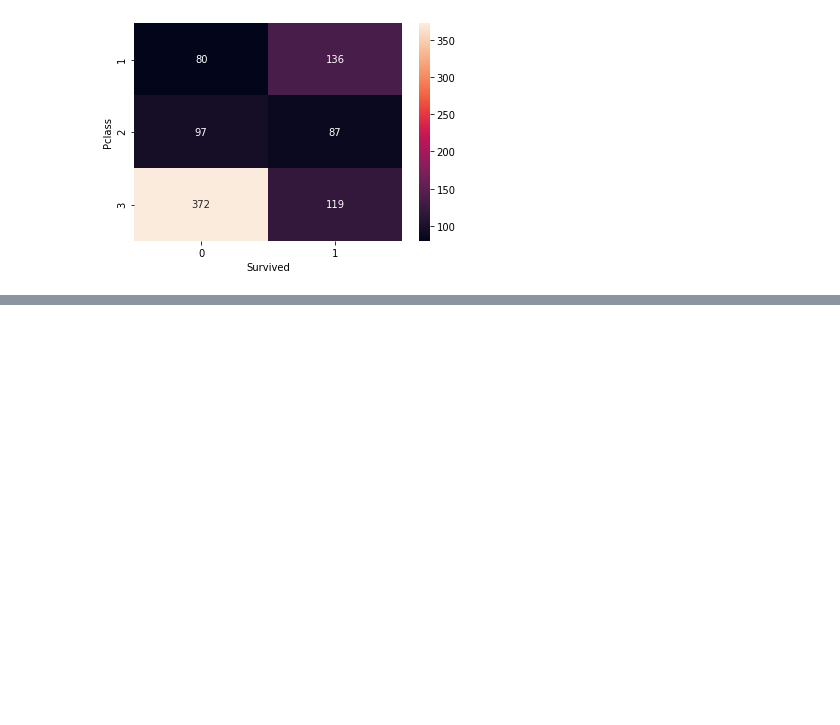
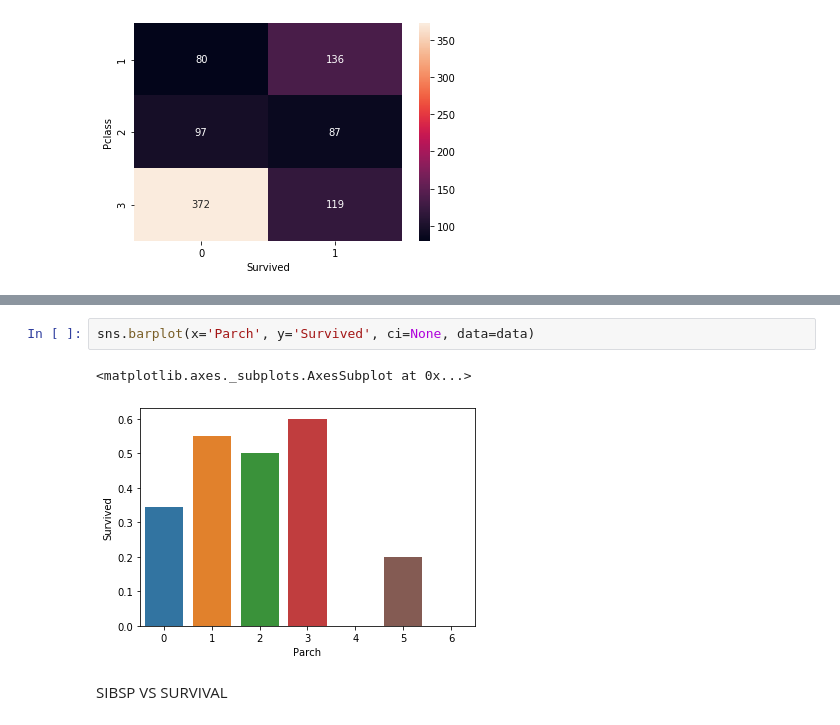
Before and after one commit to siddharthc30/Titanic_Survival_predictor, a Jupyter notebook: titanic_prediction.ipynb, the cells around one changed output, grey strips where cells are left out. Drawn from its saved outputs; the diff is of its cells as text; blank space fills up the shorter version.

```diff
--- a/titanic_prediction.ipynb
+++ b/titanic_prediction.ipynb
@@ -89,0 +163,7 @@ sns.heatmap(pclass_survived, annot = True, fmt ="d")
+# %%
+sns.barplot(x='Parch', y='Survived', ci=None, data=data)
+# %% [output]
+<matplotlib.axes._subplots.AxesSubplot at 0x...>
+[figure, added]
+# %% [markdown]
+SIBSP VS SURVIVAL
```
Also changed, not shown: parts of 30 cells of this notebook.
